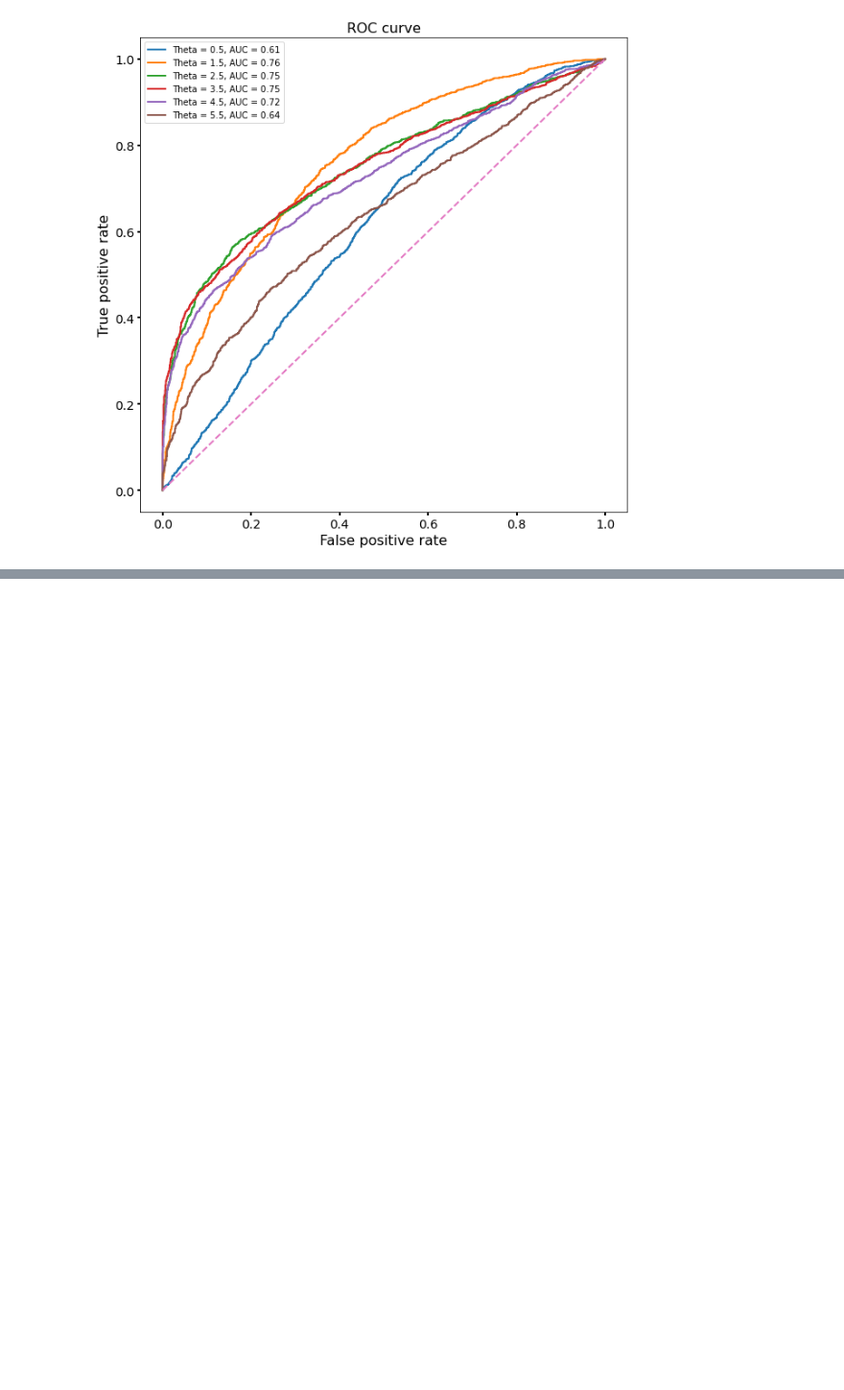
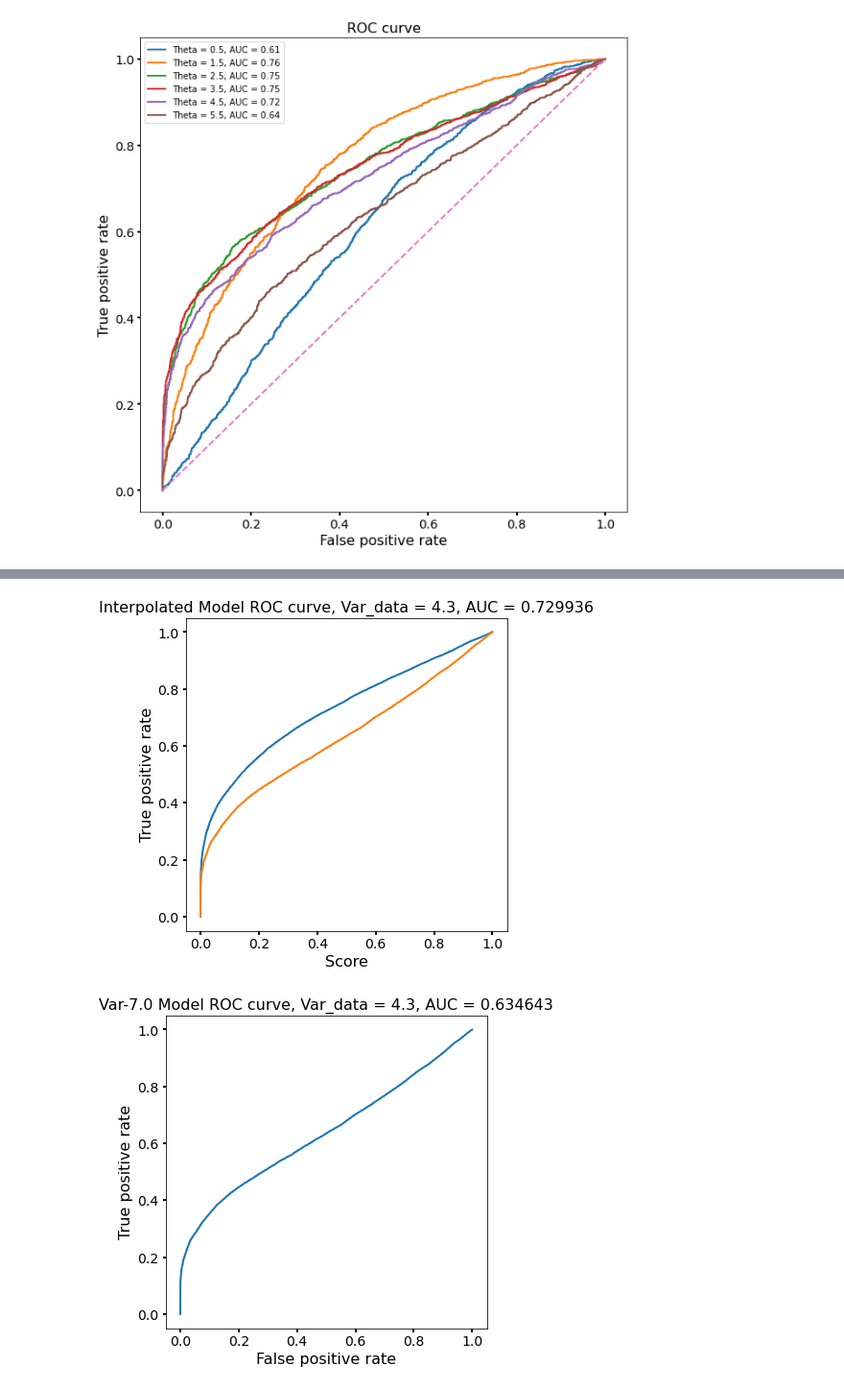
Before and after one commit to matangrinberg/parametrized-classifiers, a Jupyter notebook: gaussian_generate3d.ipynb, the cells around one changed output, grey strips where cells are left out. Shown at 96% size. Saved outputs shown, nothing was run; the diff lists cells and outputs as text; code cells hidden in the pictures; blank space fills up the shorter version.

```diff
--- a/gaussian_generate3d.ipynb
+++ b/gaussian_generate3d.ipynb
@@ -198,0 +268,38 @@ ax1.tick_params(width=2, grid_alpha=0.5, labelsize=minor_size)
+# %%
+theta0 = 4.3 * np.ones(n)
+_, x_test0, _, y_test0 = theta_data(n, theta0)
+# %%
+# fig, ax1 = plt.subplots(figsize=(10,10))
+# fontsize=16
+# minor_size=14
+
+predictions = model(x_test0).numpy()
+fpr, tpr, _ = sklearn.metrics.roc_curve(y_test0, predictions)
+auc = sklearn.metrics.auc(fpr, tpr)
+ax1.plot(fpr, tpr, lw=2, label='C = %.1f, AUC = %.2f' % (7, auc))
+ax1.set_xlabel("Score")
+fontsize=16
+minor_size=14
+fig, ax1 = plt.subplots(figsize=(6,6))
+ax1.plot(fpr, tpr, lw=2)
+ax1.set_xlabel('False positive rate', fontsize=fontsize)
+ax1.set_ylabel('True positive rate', fontsize=fontsize)
+ax1.set_title('Interpolated Model ROC curve, Var_data = %.1f, AUC = %.6f' % (theta0, auc), fontsize=fontsize)
+ax1.tick_params(width=2, grid_alpha=0.5, labelsize=minor_size)
+
+predictions = model2(x_test0).numpy()
+fpr, tpr, _ = sklearn.metrics.roc_curve(y_test0, predictions)
+auc = sklearn.metrics.auc(fpr, tpr)
+ax1.plot(fpr, tpr, lw=2, label='C = %.1f, AUC = %.6f' % (7, auc))
+ax1.set_xlabel("Score")
+fontsize=16
+minor_size=14
+fig, ax1 = plt.subplots(figsize=(6,6))
+ax1.plot(fpr, tpr, lw=2)
+ax1.set_xlabel('False positive rate', fontsize=fontsize)
+ax1.set_ylabel('True positive rate', fontsize=fontsize)
+ax1.set_title('Var-7.0 Model ROC curve, Var_data = %.1f, AUC = %.6f' % (theta0, auc), fontsize=fontsize)
+ax1.tick_params(width=2, grid_alpha=0.5, labelsize=minor_size)
+# %% [output]
+[figure, added]
+[figure, added]
```
Also changed, not shown: parts of 13 cells of this notebook, 1 other file.
